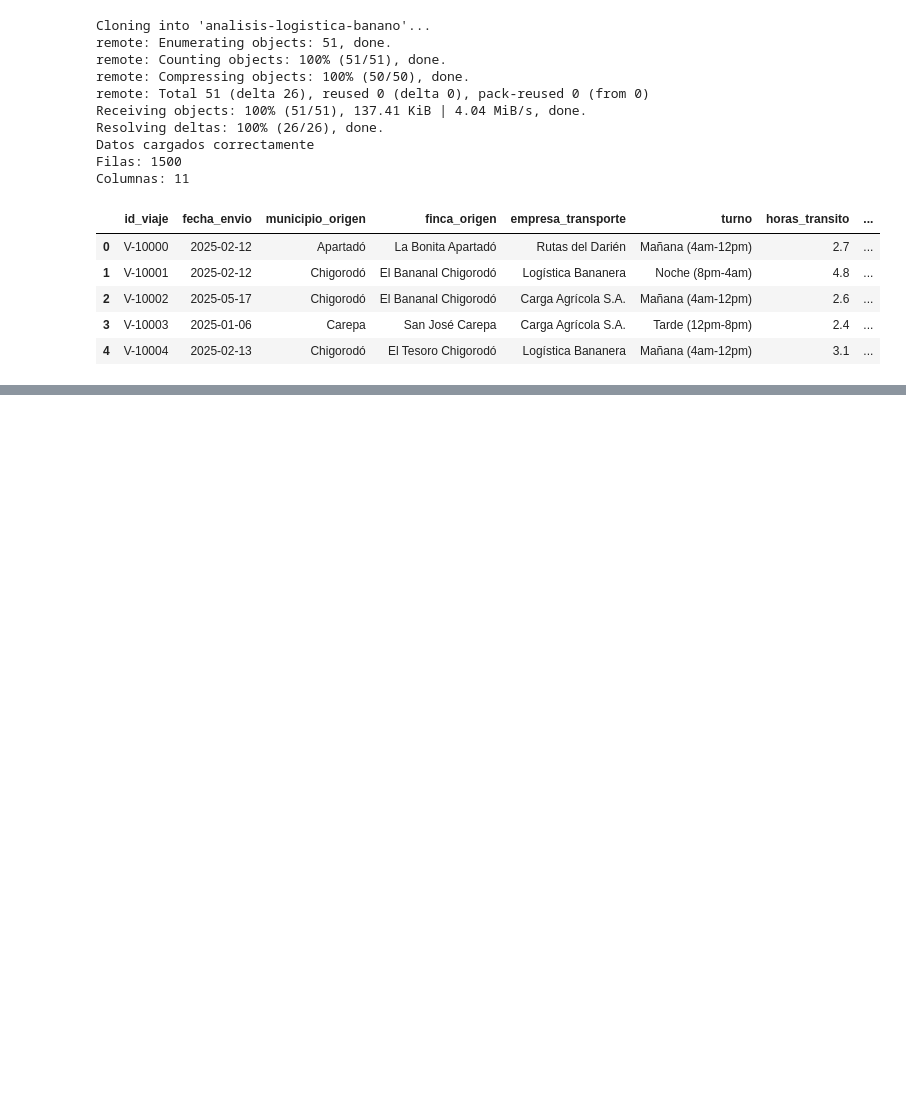
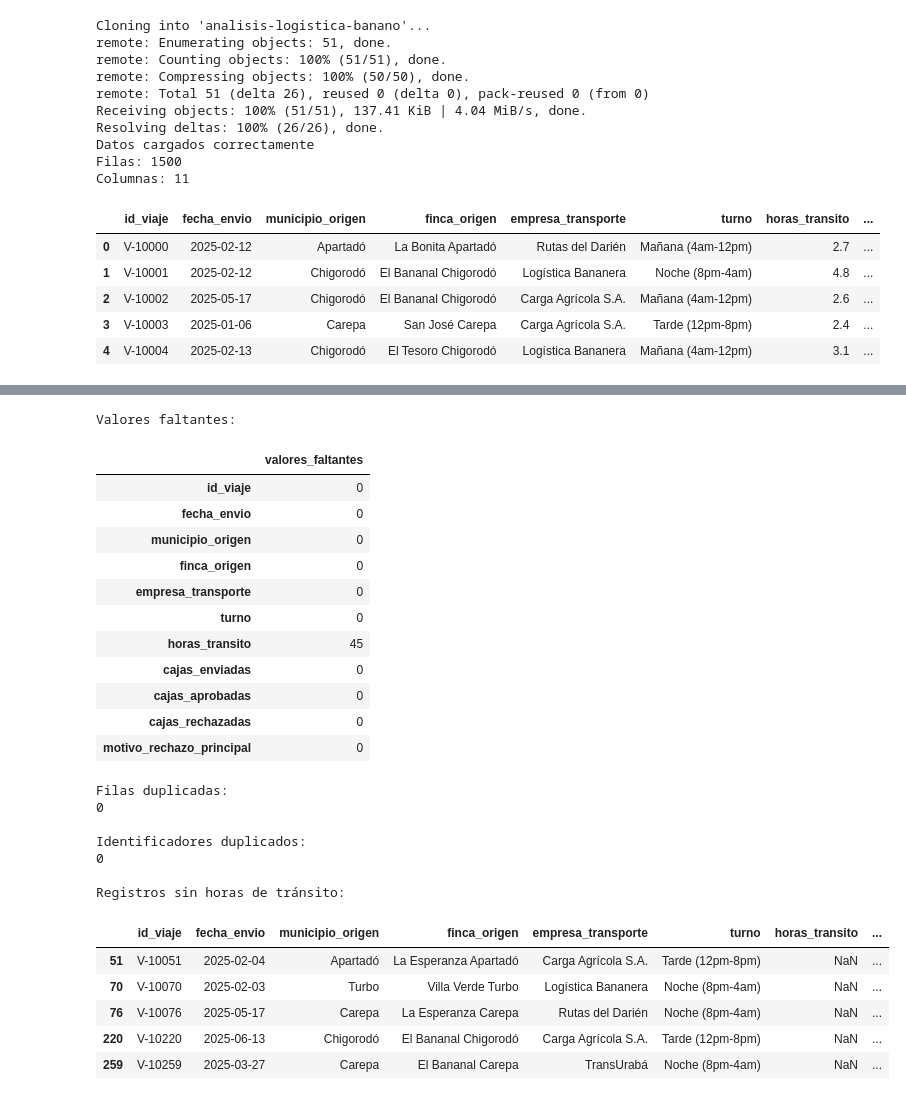
Before and after one commit to D4veDurango/analisis-logistica-banano, a Jupyter notebook: limpieza_datos.ipynb, the cells around one changed output, grey strips where cells are left out. Cells and saved outputs as stored; diff of their text form; code cells hidden in the pictures; blank space fills up the shorter version.

```diff
--- a/limpieza_datos.ipynb
+++ b/limpieza_datos.ipynb
@@ -33,3 +33,15 @@ Columnas: 11
 | 2 | V-10002 | 2025-05-17 | Chigorodó | El Bananal Chigorodó | Carga Agrícola S.A. | Mañana (4am-12pm) | 2.6 | ... |
 | 3 | V-10003 | 2025-01-06 | Carepa | San José Carepa | Carga Agrícola S.A. | Tarde (12pm-8pm) | 2.4 | ... |
 | 4 | V-10004 | 2025-02-13 | Chigorodó | El Tesoro Chigorodó | Logística Bananera | Mañana (4am-12pm) | 3.1 | ... |
+# %%
+# Cargar el archivo original
+df = pd.read_csv('logistica_banano_uraba.csv')
+
+# Conservar una copia de los datos originales
+df_original = df.copy()
+
+print("Datos cargados correctamente.")
+print(f"Cantidad de registros: {df.shape[0]}")
+print(f"Cantidad de columnas: {df.shape[1]}")
+
+display(df.head())
@@ -35,0 +124,43 @@ Columnas: 11
+# %%
+# Identificar valores faltantes en cada columna
+print("Valores faltantes:")
+display(df.isnull().sum().to_frame(name='valores_faltantes'))
+
+# Revisar registros duplicados
+print("\nFilas duplicadas:")
+print(df.duplicated().sum())
+
+# Revisar identificadores repetidos
+print("\nIdentificadores duplicados:")
+print(df['id_viaje'].duplicated().sum())
+
+# Consultar los registros con horas de tránsito faltantes
+print("\nRegistros sin horas de tránsito:")
+display(df[df['horas_transito'].isnull()].head())
+# %% [output]
+Valores faltantes:
+|  | valores_faltantes |
+| id_viaje | 0 |
+| fecha_envio | 0 |
+| municipio_origen | 0 |
+| finca_origen | 0 |
+| empresa_transporte | 0 |
+| turno | 0 |
+| horas_transito | 45 |
+| cajas_enviadas | 0 |
+| cajas_aprobadas | 0 |
+| cajas_rechazadas | 0 |
+| motivo_rechazo_principal | 0 |
+Filas duplicadas:
+0
+
+Identificadores duplicados:
+0
+
+Registros sin horas de tránsito:
+|  | id_viaje | fecha_envio | municipio_origen | finca_origen | empresa_transporte | turno | horas_transito | ... |
+| 51 | V-10051 | 2025-02-04 | Apartadó | La Esperanza Apartadó | Carga Agrícola S.A. | Tarde (12pm-8pm) | NaN | ... |
+| 70 | V-10070 | 2025-02-03 | Turbo | Villa Verde Turbo | Logística Bananera | Noche (8pm-4am) | NaN | ... |
+| 76 | V-10076 | 2025-05-17 | Carepa | La Esperanza Carepa | Rutas del Darién | Noche (8pm-4am) | NaN | ... |
+| 220 | V-10220 | 2025-06-13 | Chigorodó | El Bananal Chigorodó | Carga Agrícola S.A. | Tarde (12pm-8pm) | NaN | ... |
+| 259 | V-10259 | 2025-03-27 | Carepa | El Bananal Carepa | TransUrabá | Noche (8pm-4am) | NaN | ... |
```
Also changed, not shown: parts of 15 cells of this notebook.
